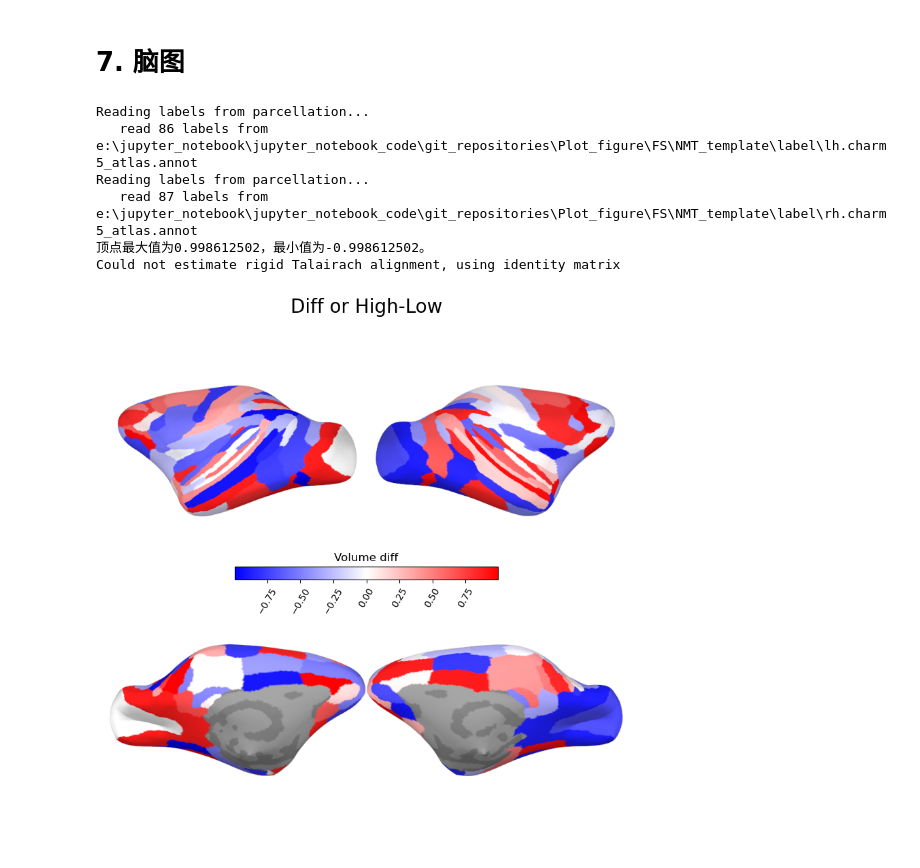
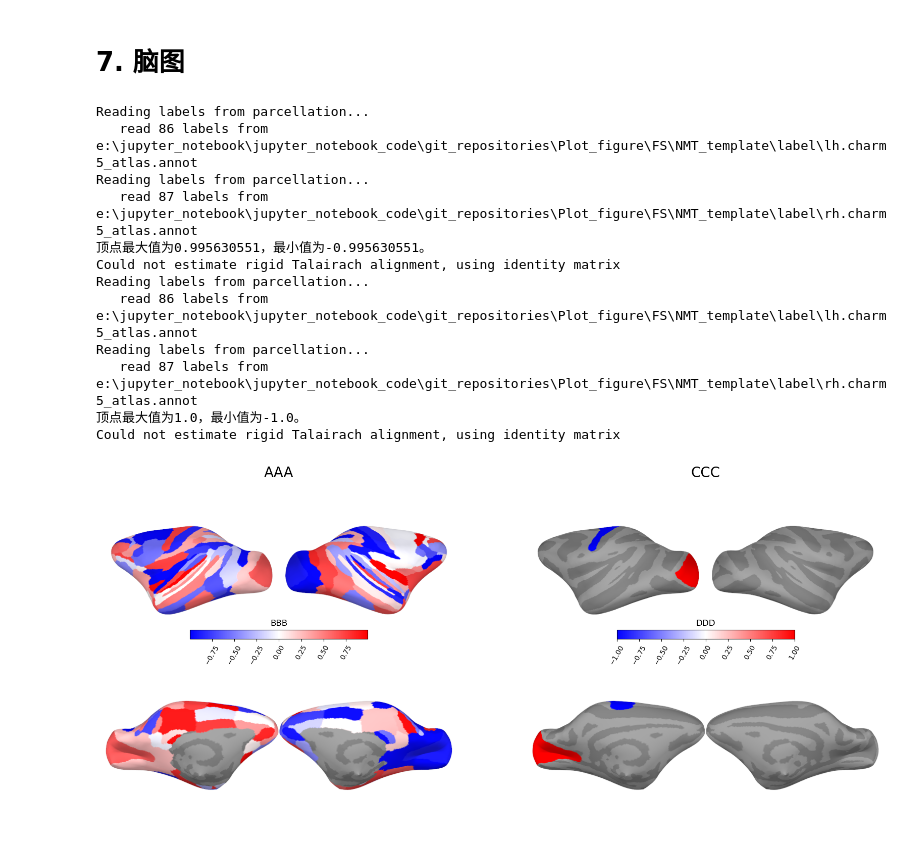
Before and after one commit to RicardoRyn/Plot_figure, a Jupyter notebook: example.ipynb, the cells around one changed output. Saved outputs shown, nothing was run; the diff lists cells and outputs as text; code cells hidden in the pictures.

```diff
--- a/example.ipynb
+++ b/example.ipynb
@@ -221,19 +221,29 @@ Notes:
 # 7. 脑图
 # %%
 # 原始数据，写在./ROIs.csv文件里面
+data1 = './ROIs.csv'
+data2 = {'V1-lh':1, 'M1-lh':-1}
 # 设置figure
-fig = plt.figure(figsize=(10, 10))
+fig = plt.figure(figsize=(20, 10))
 # 设置axes
-ax = fig.add_subplot(111)
+ax1 = fig.add_subplot(121)
+ax2 = fig.add_subplot(122)
 # 调用函数
-plot_brain_figure(ax=ax, title_name='Diff or High-Low', cbarlabel_name='Volume diff')
-# 保存图片
-fig.savefig(r"./figures/brain.png",dpi=250, bbox_inches='tight')
+plot_brain_figure(data=data1, ax=ax1, title_name='AAA', cbarlabel_name='BBB')
+plot_brain_figure(data=data2, ax=ax2, title_name='CCC', cbarlabel_name='DDD')
+# # 保存图片
+fig.savefig(r"./figures/brain1.png",dpi=250, bbox_inches='tight')
 # %% [output]
 Reading labels from parcellation...
    read 86 labels from e:\jupyter_notebook\jupyter_notebook_code\git_repositories\Plot_figure\FS\NMT_template\label\lh.charm5_atlas.annot
 Reading labels from parcellation...
    read 87 labels from e:\jupyter_notebook\jupyter_notebook_code\git_repositories\Plot_figure\FS\NMT_template\label\rh.charm5_atlas.annot
-顶点最大值为0.998612502，最小值为-0.998612502。
+顶点最大值为0.995630551，最小值为-0.995630551。
 Could not estimate rigid Talairach alignment, using identity matrix
+Reading labels from parcellation...
+   read 86 labels from e:\jupyter_notebook\jupyter_notebook_code\git_repositories\Plot_figure\FS\NMT_template\label\lh.charm5_atlas.annot
+Reading labels from parcellation...
+   read 87 labels from e:\jupyter_notebook\jupyter_notebook_code\git_repositories\Plot_figure\FS\NMT_template\label\rh.charm5_atlas.annot
+顶点最大值为1.0，最小值为-1.0。
+Could not estimate rigid Talairach alignment, using identity matrix
-[figure, old version]
+[figure, new version]
```
Also changed, not shown: parts of 1 cell of this notebook, 7 other files.
